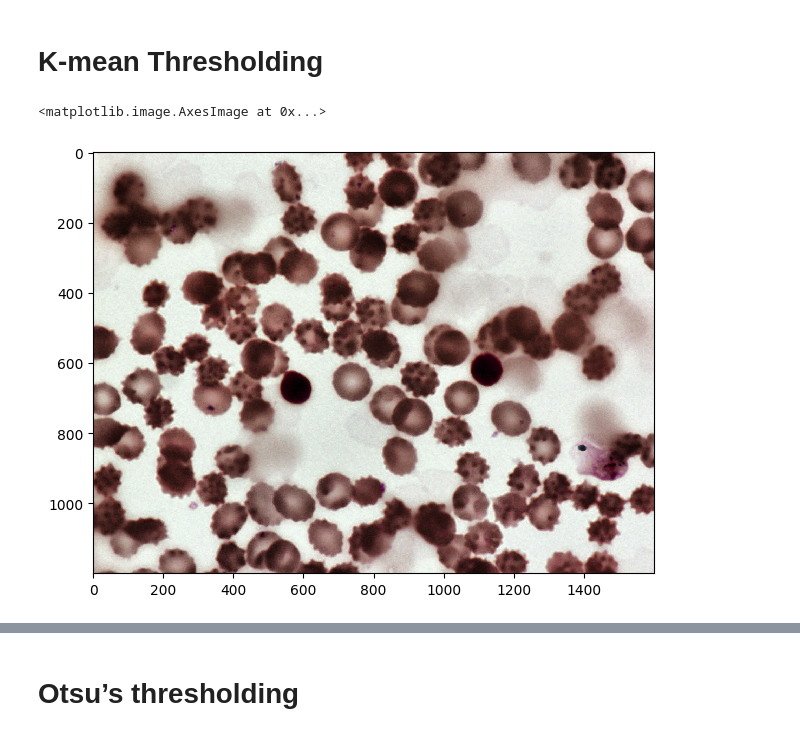
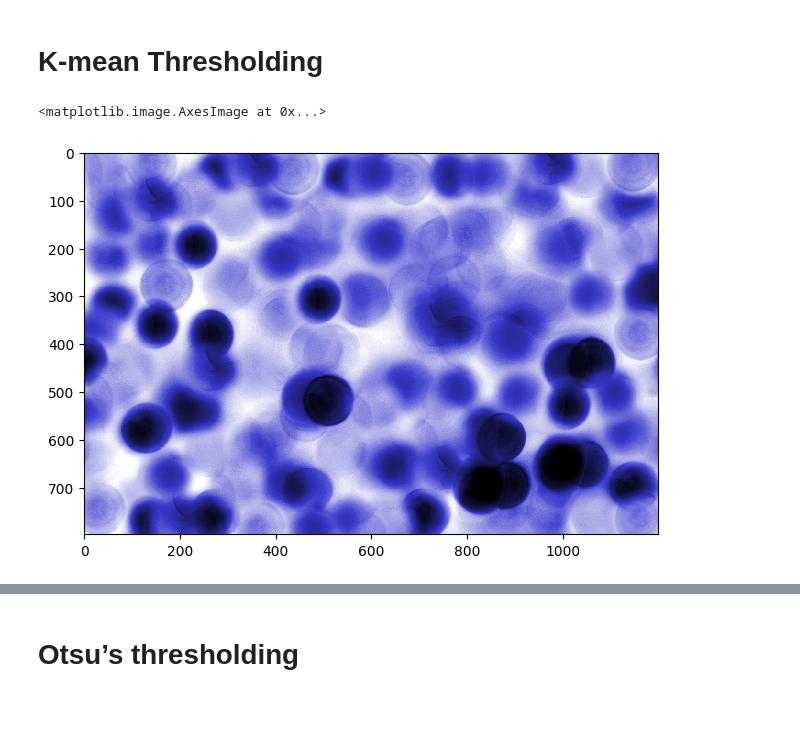
Before and after one commit to promit7473/blood_seg_assignment1, a Jupyter notebook: ml-seg (1).ipynb, the cells around one changed output, grey strips where cells are left out. Saved outputs shown, nothing was run; the diff lists cells and outputs as text; code cells hidden in the pictures; blank space fills up the shorter version.

```diff
--- a/ml-seg (1).ipynb
+++ b/ml-seg (1).ipynb
@@ -12,12 +12,12 @@ import skimage
 from skimage.io import imshow, imread, imsave
 from glob import glob
 import os
-# %%
-img = cv2.imread('/kaggle/input/testdata12/test/Original/ca734448-0d52-42fa-b41c-17b2939e58ae.png')
-imshow(img)
-# %% [output]
-<matplotlib.image.AxesImage at 0x...>
-[figure, removed]
+# %%
+img = cv2.imread('./bloodcells.jpg')
+imshow(img)
+# %% [output]
+<matplotlib.image.AxesImage at 0x...>
+[figure, added]
 # %%
 img2 = img.reshape((-1,3))
 img2=np.float32(img2)
```
Also changed, not shown: parts of 4 cells of this notebook, 1 other file.
